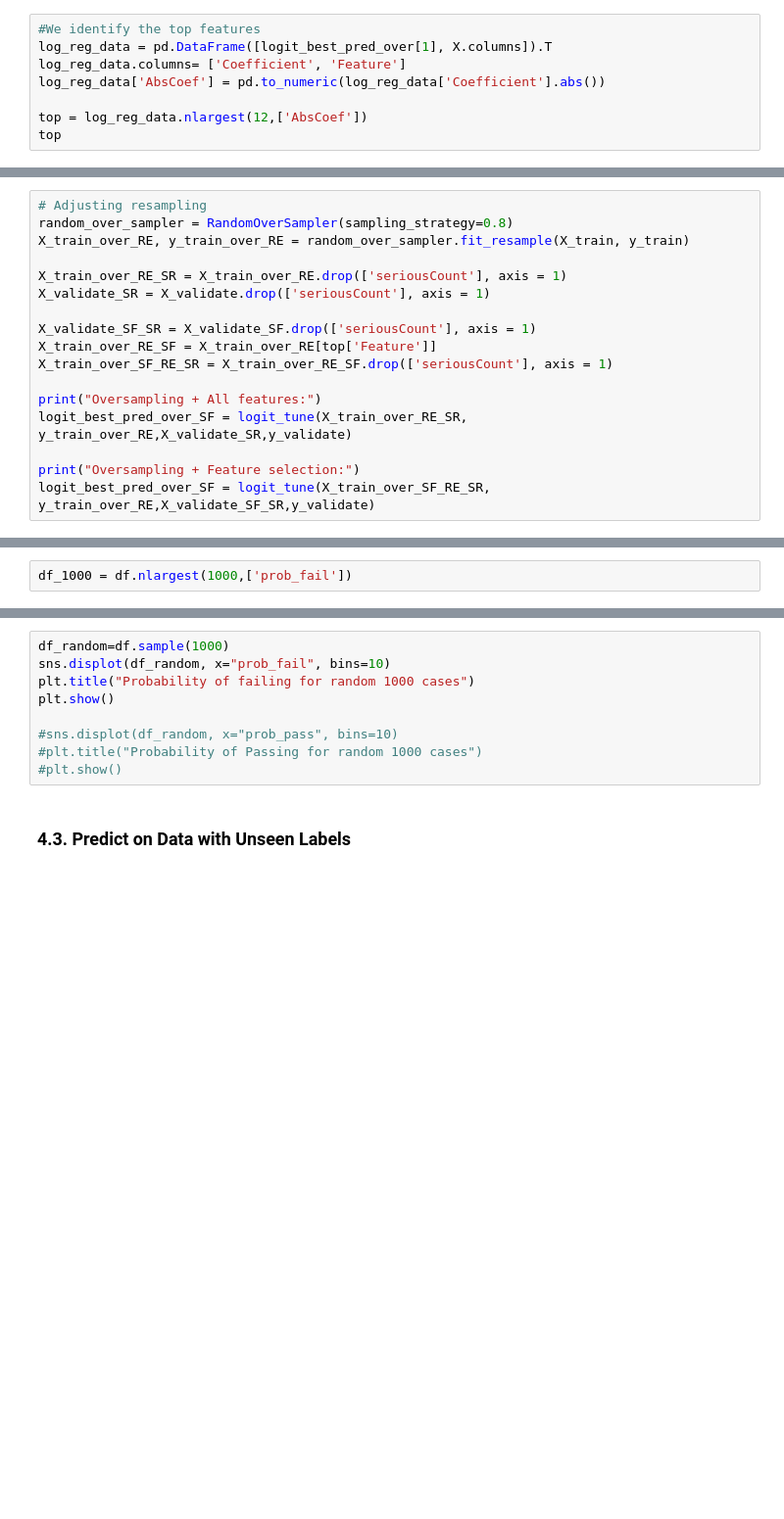
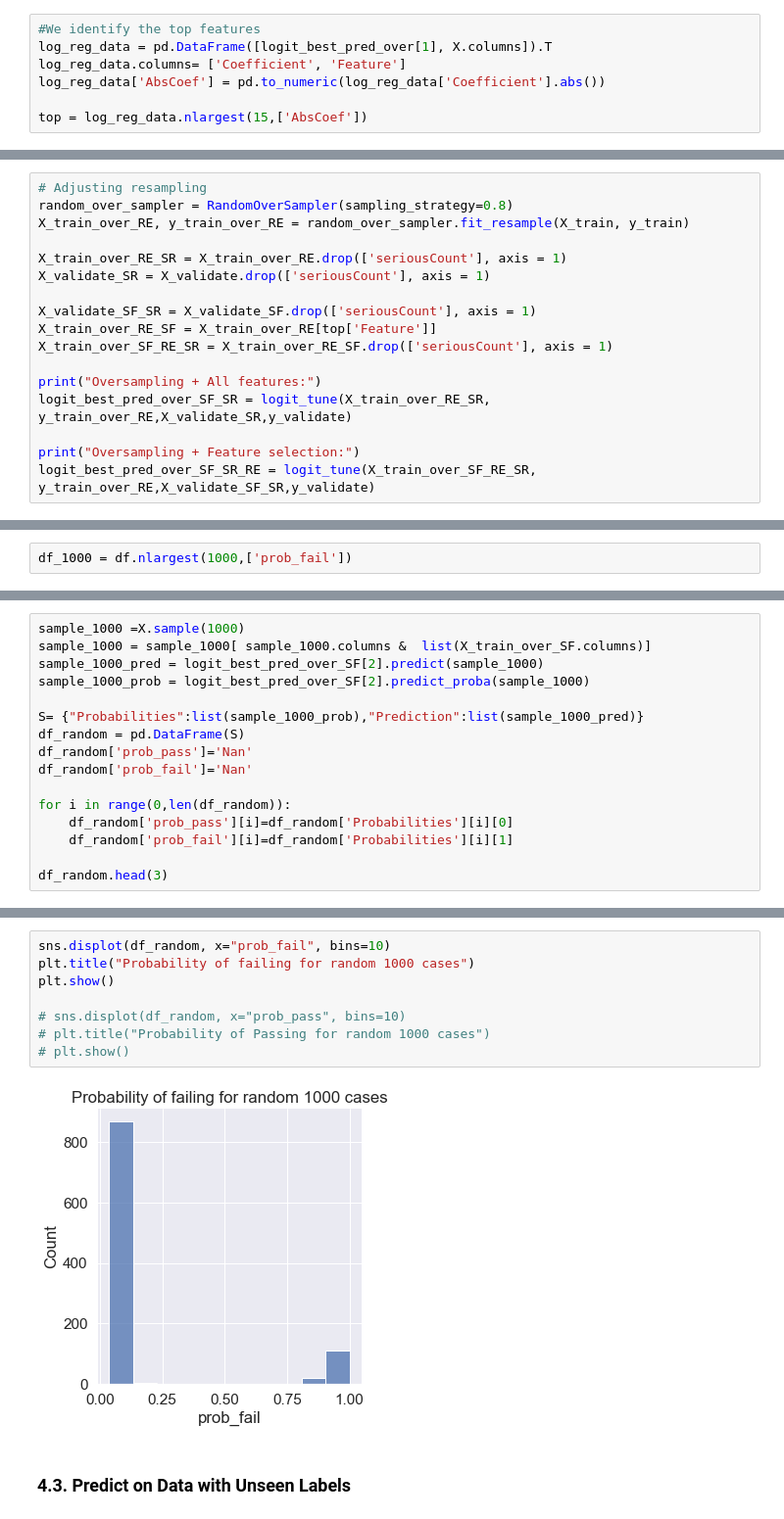
Before and after one commit to sociologyquinn/CSS-Project3-Group1, a Jupyter notebook: Project 3 Students.ipynb, the cells around one changed output, grey strips where cells are left out. Shown at 98% size. Cells and saved outputs as stored; diff of their text form; blank space fills up the shorter version.

```diff
--- a/Project 3 Students.ipynb
+++ b/Project 3 Students.ipynb
@@ -419,5 +419,4 @@ log_reg_data = pd.DataFrame([logit_best_pred_over[1], X.columns]).T
 log_reg_data.columns= ['Coefficient', 'Feature']
 log_reg_data['AbsCoef'] = pd.to_numeric(log_reg_data['Coefficient'].abs())
 
-top = log_reg_data.nlargest(12,['AbsCoef'])
-top
+top = log_reg_data.nlargest(15,['AbsCoef'])
@@ -467,10 +452,10 @@ X_train_over_RE_SF = X_train_over_RE[top['Feature']]
 X_train_over_SF_RE_SR = X_train_over_RE_SF.drop(['seriousCount'], axis = 1)
 
 print("Oversampling + All features:")
-logit_best_pred_over_SF = logit_tune(X_train_over_RE_SR, y_train_over_RE,X_validate_SR,y_validate)
+logit_best_pred_over_SF_SR = logit_tune(X_train_over_RE_SR, y_train_over_RE,X_validate_SR,y_validate)
 
 print("Oversampling + Feature selection:")
-logit_best_pred_over_SF = logit_tune(X_train_over_SF_RE_SR, y_train_over_RE,X_validate_SF_SR,y_validate)
+logit_best_pred_over_SF_SR_RE = logit_tune(X_train_over_SF_RE_SR, y_train_over_RE,X_validate_SF_SR,y_validate)
 # %% [output]
 Oversampling + All features:
 {'C': 0.01, 'fit_intercept': 'True', 'penalty': 'l1', 'solver': 'saga'}
@@ -883,0 +989,16 @@ plt.show()
+# %%
+sample_1000 =X.sample(1000)
+sample_1000 = sample_1000[ sample_1000.columns &  list(X_train_over_SF.columns)]
+sample_1000_pred = logit_best_pred_over_SF[2].predict(sample_1000)
+sample_1000_prob = logit_best_pred_over_SF[2].predict_proba(sample_1000)
+
+S= {"Probabilities":list(sample_1000_prob),"Prediction":list(sample_1000_pred)}
+df_random = pd.DataFrame(S)
+df_random['prob_pass']='Nan'
+df_random['prob_fail']='Nan'
+
+for i in range(0,len(df_random)):
+    df_random['prob_pass'][i]=df_random['Probabilities'][i][0]
+    df_random['prob_fail'][i]=df_random['Probabilities'][i][1]
+
+df_random.head(3)
@@ -884,12 +1010,13 @@ plt.show()
 # %%
-df_random=df.sample(1000)
 sns.displot(df_random, x="prob_fail", bins=10)
 plt.title("Probability of failing for random 1000 cases")
 plt.show()
 
-#sns.displot(df_random, x="prob_pass", bins=10)
-#plt.title("Probability of Passing for random 1000 cases")
-#plt.show()
+# sns.displot(df_random, x="prob_pass", bins=10)
+# plt.title("Probability of Passing for random 1000 cases")
+# plt.show()
+# %% [output]
+[figure, added]
 # %% [markdown]
 ### 4.3. Predict on Data with Unseen Labels
 # %%
```
Also changed, not shown: parts of 33 cells of this notebook.
